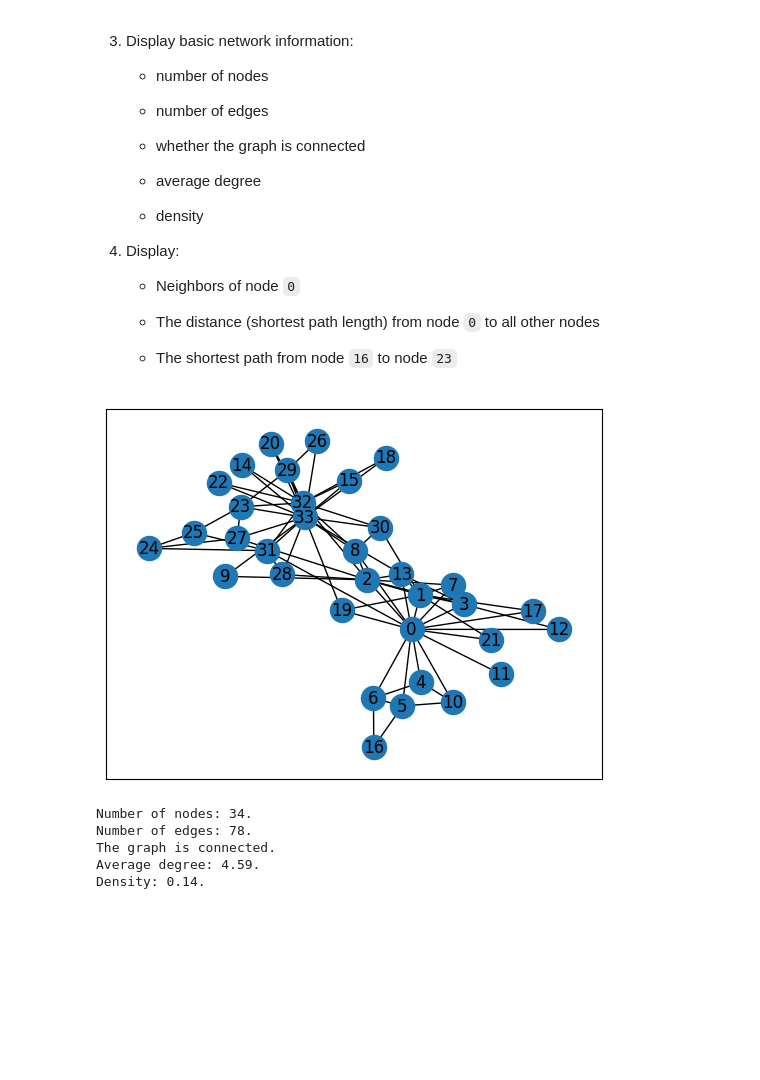
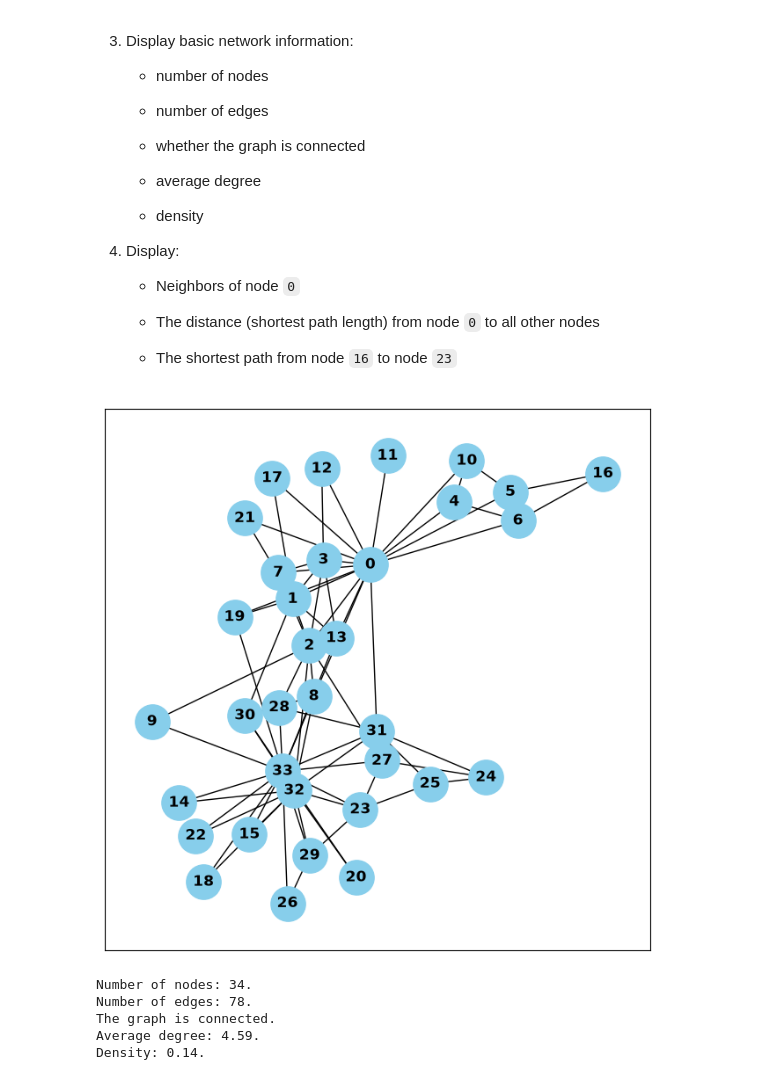
Before and after one commit to Guederas/CECS-427---Group-Project, a Jupyter notebook: Assignment1_427_Group2.ipynb, the cells around one changed output. Drawn from its saved outputs; the diff is of its cells as text; code cells hidden in the pictures; blank space fills up the shorter version.

Commit message:
added pyplot graph

```diff
--- a/Assignment1_427_Group2.ipynb
+++ b/Assignment1_427_Group2.ipynb
@@ -45,11 +45,17 @@ You will start with the Zachary Karate Club friendship network used in lecture.
 
     * The shortest path from node `16` to node `23`
 # %%
-# A1 & A2
+# 1. Loading the Karate Club Graph
 import networkx as nx
 
 G = nx.karate_club_graph()
-nx.draw_networkx(G)
-# %% [output]
-[figure, removed]
+# %%
+# 2. Draw the graph using matplotlib
+import matplotlib.pyplot as plt
+
+plt.figure(figsize=(8, 8))
+nx.draw_networkx(G, with_labels=True, node_color='skyblue', node_size=800, font_weight='bold')
+plt.show()
+# %% [output]
+[figure, added]
 # %%
```
Also changed, not shown: parts of 4 cells of this notebook.
